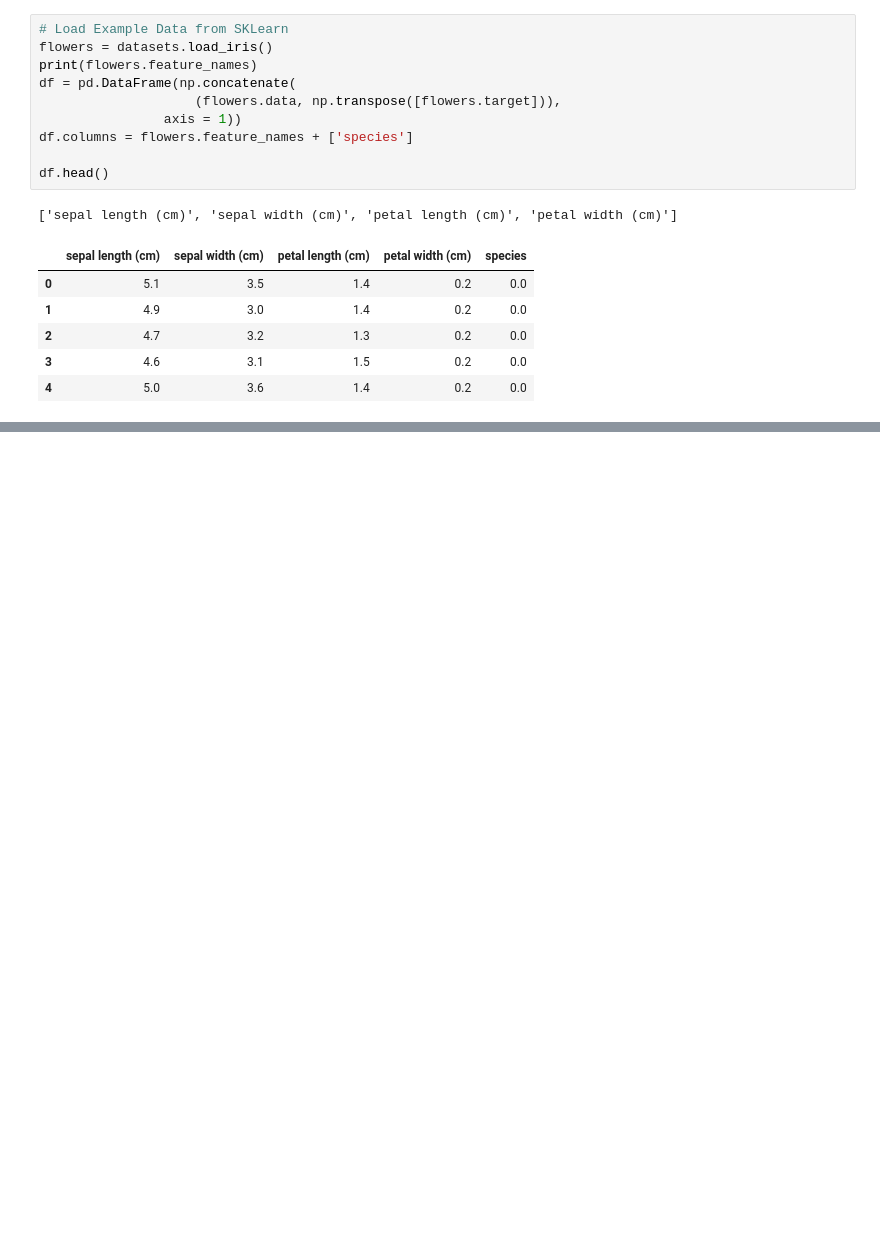
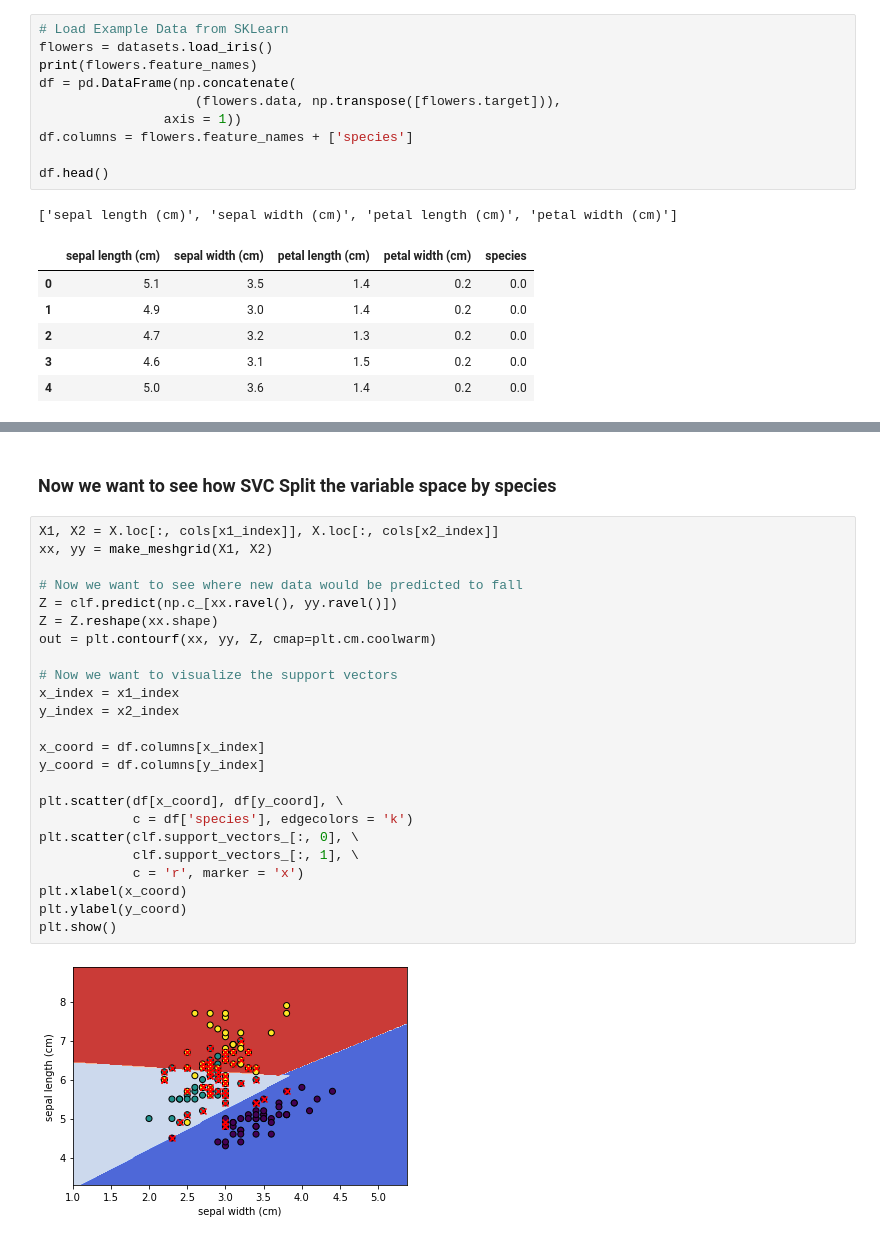
Before and after one commit to danineamati/Fun-Projects, a Jupyter notebook: Machine Learning/SVM_Flowers.ipynb, the cells around one changed output, grey strips where cells are left out. Drawn from its saved outputs; the diff is of its cells as text; blank space fills up the shorter version.

```diff
--- a/Machine Learning/SVM_Flowers.ipynb
+++ b/Machine Learning/SVM_Flowers.ipynb
@@ -85,0 +99,28 @@ def make_meshgrid(x, y, h=.02):
+# %% [markdown]
+### Now we want to see how SVC Split the variable space by species
+# %%
+X1, X2 = X.loc[:, cols[x1_index]], X.loc[:, cols[x2_index]]
+xx, yy = make_meshgrid(X1, X2)
+
+# Now we want to see where new data would be predicted to fall
+Z = clf.predict(np.c_[xx.ravel(), yy.ravel()])
+Z = Z.reshape(xx.shape)
+out = plt.contourf(xx, yy, Z, cmap=plt.cm.coolwarm)
+
+# Now we want to visualize the support vectors
+x_index = x1_index
+y_index = x2_index
+
+x_coord = df.columns[x_index]
+y_coord = df.columns[y_index]
+
+plt.scatter(df[x_coord], df[y_coord], \
+            c = df['species'], edgecolors = 'k')
+plt.scatter(clf.support_vectors_[:, 0], \
+            clf.support_vectors_[:, 1], \
+            c = 'r', marker = 'x')
+plt.xlabel(x_coord)
+plt.ylabel(y_coord)
+plt.show()
+# %% [output]
+[figure, added]
```
Also changed, not shown: parts of 24 cells of this notebook.
